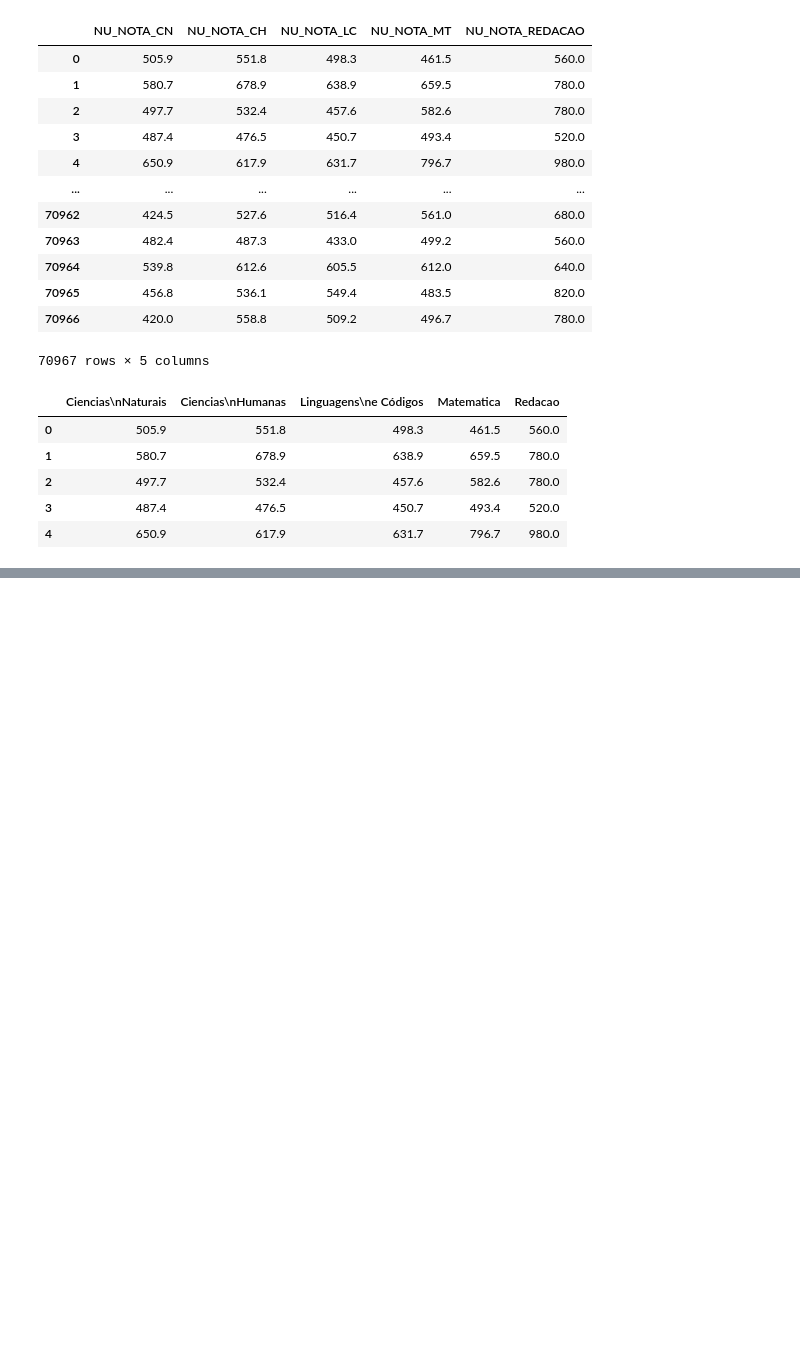
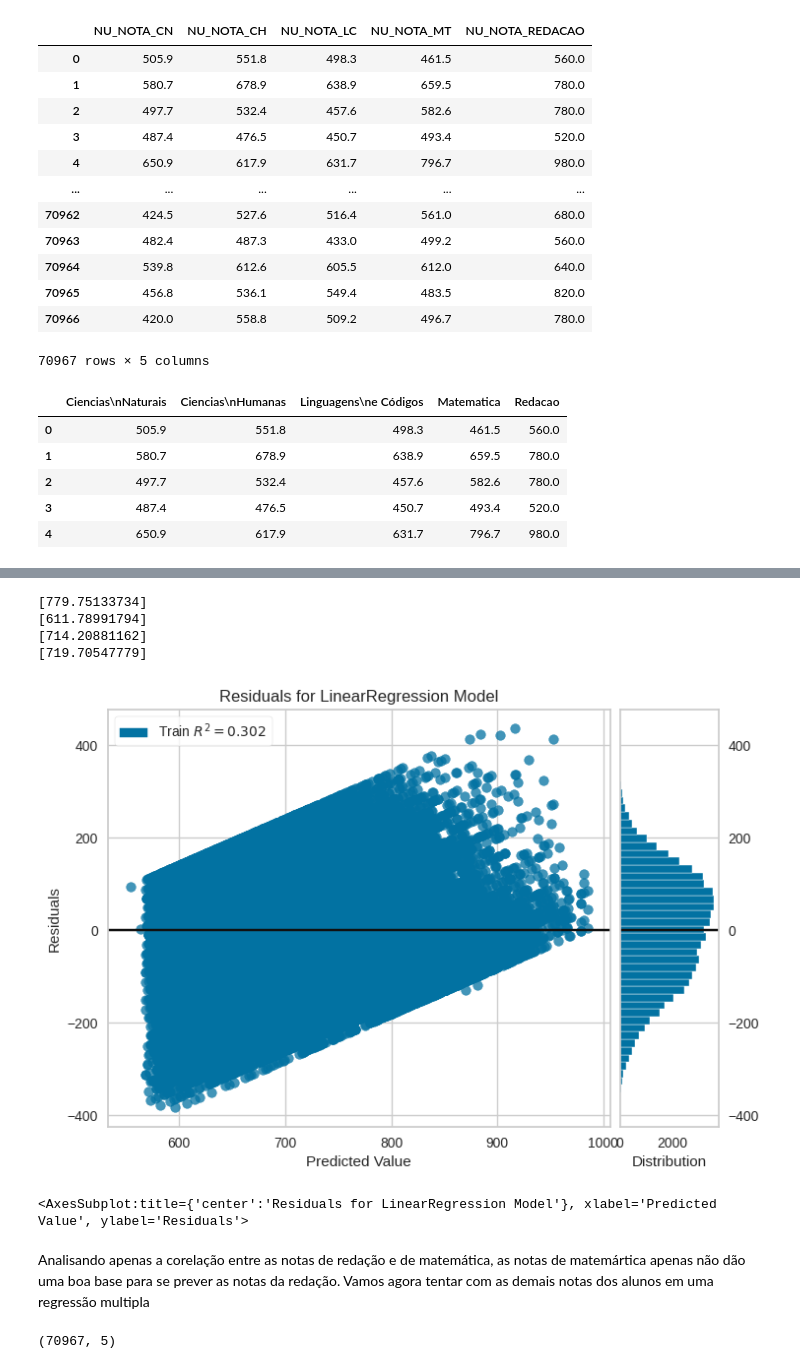
Before and after one commit to marcusfortes/projeto-final-bgds-marcus-fortes, a Jupyter notebook: trabalho_final.ipynb, the cells around one changed output, grey strips where cells are left out. Drawn from its saved outputs; the diff is of its cells as text; code cells hidden in the pictures; blank space fills up the shorter version.

```diff
--- a/trabalho_final.ipynb
+++ b/trabalho_final.ipynb
@@ -487,0 +577,17 @@ plt.show()
+# %%
+for ds in data_2_sample['NU_NOTA_MT'].values:
+    print(modelo.predict([[ds]]))
+# %% [output]
+[779.75133734]
+[611.78991794]
+[714.20881162]
+[719.70547779]
+# %%
+visualizador = ResidualsPlot(modelo)
+visualizador.fit(x_mat, y_red)
+visualizador.poof()
+# %% [output]
+[figure, added]
+<AxesSubplot:title={'center':'Residuals for LinearRegression Model'}, xlabel='Predicted Value', ylabel='Residuals'>
+# %% [markdown]
+Analisando apenas a corelação entre as notas de redação e de matemática, as notas de matemártica apenas não dão uma boa base para se prever as notas da redação. Vamos agora tentar com as demais notas dos alunos em uma regressão multipla
@@ -487,0 +596,4 @@ plt.show()
+# %%
+notas_analise_1.shape
+# %% [output]
+(70967, 5)
```
Also changed, not shown: parts of 33 cells of this notebook.
